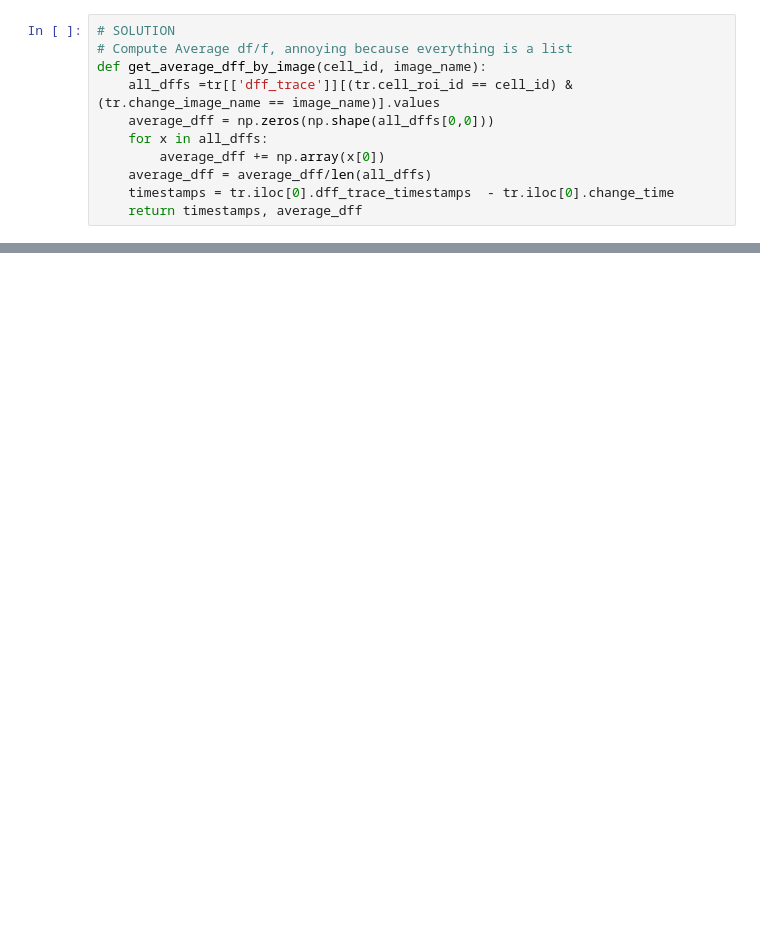
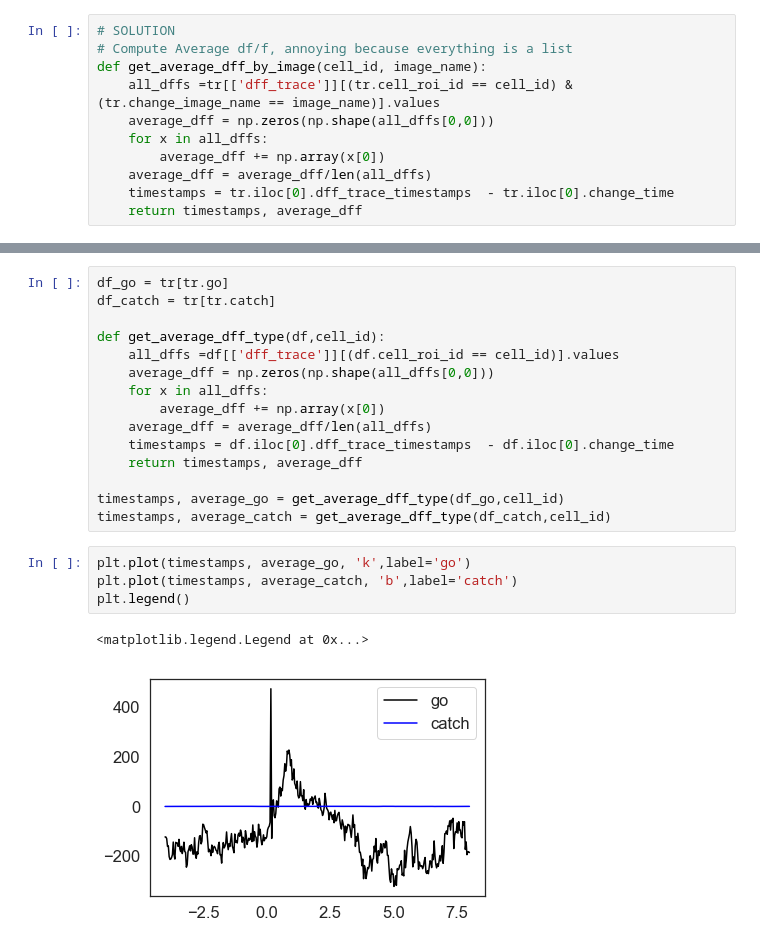
Before and after one commit to AllenInstitute/SWDB_2019, a Jupyter notebook: DynamicBrain/VisualBehavior_alex_exercises.ipynb, the cells around one changed output, grey strips where cells are left out. Drawn from its saved outputs; the diff is of its cells as text; blank space fills up the shorter version.

```diff
--- a/DynamicBrain/VisualBehavior_alex_exercises.ipynb
+++ b/DynamicBrain/VisualBehavior_alex_exercises.ipynb
@@ -993,0 +987,22 @@ array([[nan, nan, nan, ..., nan, nan, nan],
+# %%
+df_go = tr[tr.go]
+df_catch = tr[tr.catch]
+
+def get_average_dff_type(df,cell_id):
+    all_dffs =df[['dff_trace']][(df.cell_roi_id == cell_id)].values
+    average_dff = np.zeros(np.shape(all_dffs[0,0]))
+    for x in all_dffs:
+        average_dff += np.array(x[0])
+    average_dff = average_dff/len(all_dffs)
+    timestamps = df.iloc[0].dff_trace_timestamps  - df.iloc[0].change_time
+    return timestamps, average_dff
+
+timestamps, average_go = get_average_dff_type(df_go,cell_id)
+timestamps, average_catch = get_average_dff_type(df_catch,cell_id)
+# %%
+plt.plot(timestamps, average_go, 'k',label='go')
+plt.plot(timestamps, average_catch, 'b',label='catch')
+plt.legend()
+# %% [output]
+<matplotlib.legend.Legend at 0x...>
+[figure, added]
```
Also changed, not shown: parts of 44 cells of this notebook.
